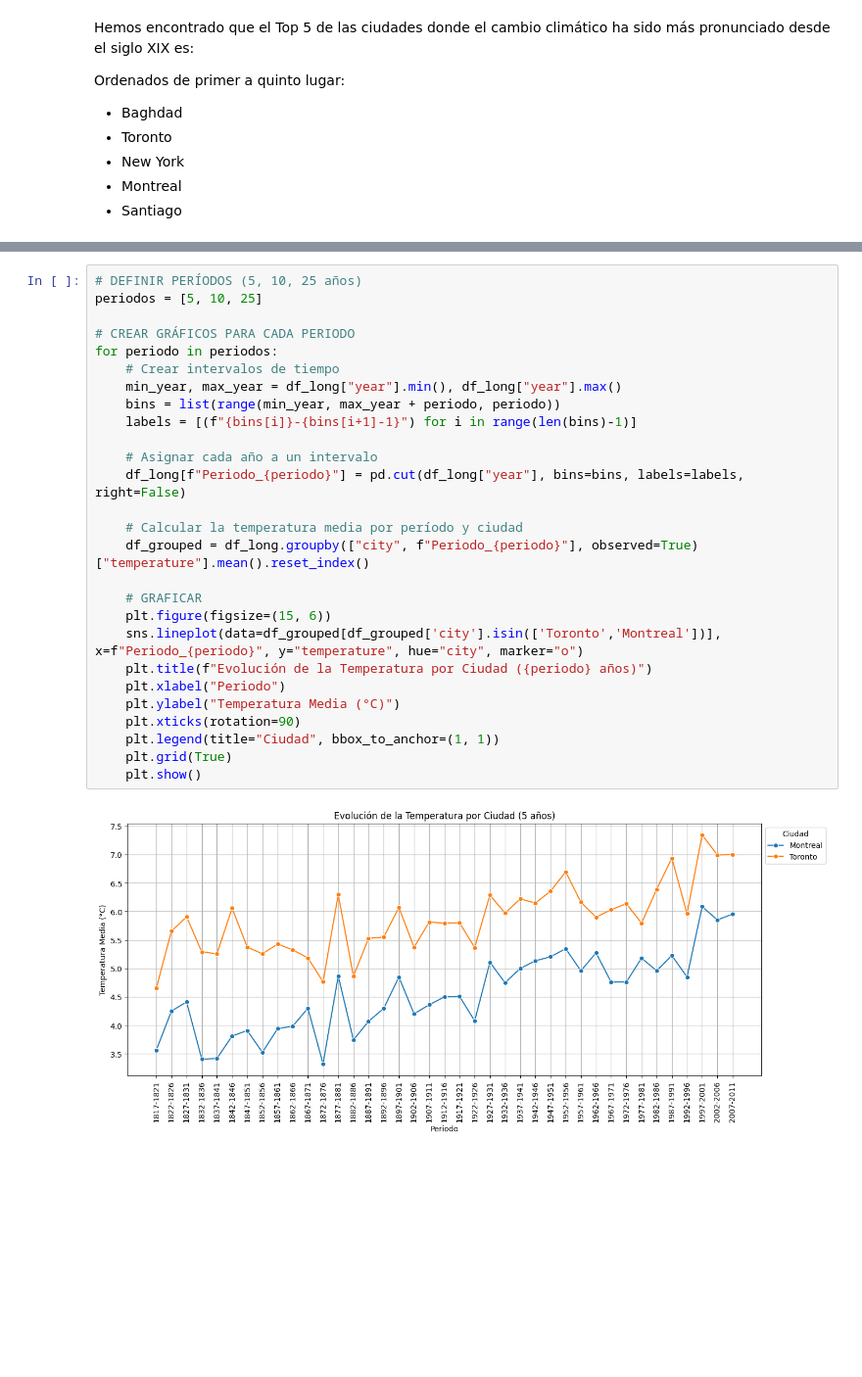
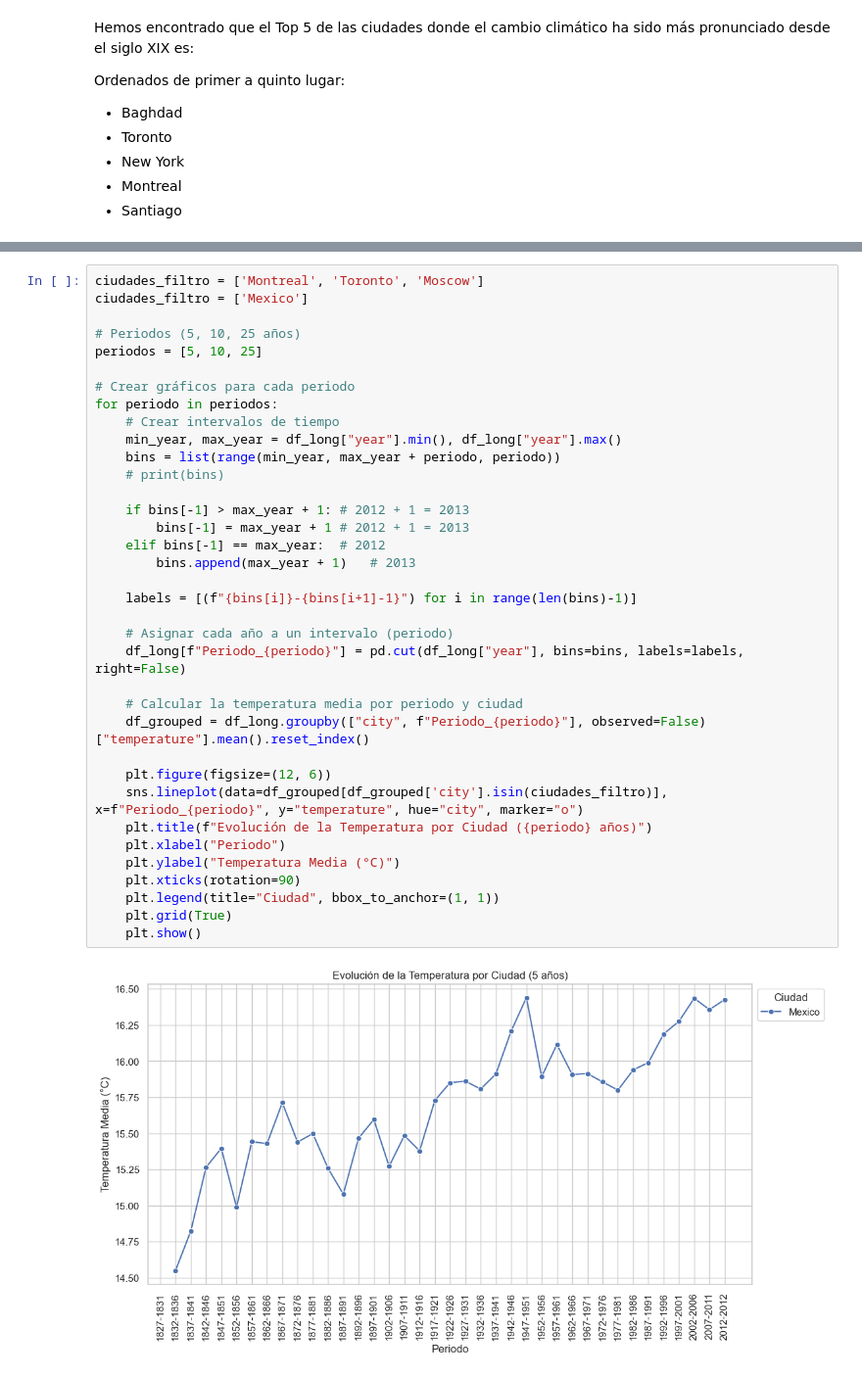
Before and after one commit to RodrigoRiveraRico/data_science_FCiencias, a Jupyter notebook: Clase_3/Clase_3.ipynb, the cells around one changed output, grey strips where cells are left out. Shown at 98% size. Drawn from its saved outputs; the diff is of its cells as text; blank space fills up the shorter version.

Commit message:
Sección 4.5: Gráfica por periodos de 5, 10, 25 años.

```diff
--- a/Clase_3/Clase_3.ipynb
+++ b/Clase_3/Clase_3.ipynb
@@ -463,29 +476,38 @@ Ahora, dividiremos los datos en periodos de 5, 10 y 25 años con tal de observar
 # %%
-# DEFINIR PERÍODOS (5, 10, 25 años)
+ciudades_filtro = ['Montreal', 'Toronto', 'Moscow']
+ciudades_filtro = ['Mexico']
+
+# Periodos (5, 10, 25 años)
 periodos = [5, 10, 25]
 
-# CREAR GRÁFICOS PARA CADA PERIODO
+# Crear gráficos para cada periodo
 for periodo in periodos:
     # Crear intervalos de tiempo
     min_year, max_year = df_long["year"].min(), df_long["year"].max()
     bins = list(range(min_year, max_year + periodo, periodo))
+    # print(bins)
+
+    if bins[-1] > max_year + 1: # 2012 + 1 = 2013
+        bins[-1] = max_year + 1 # 2012 + 1 = 2013
+    elif bins[-1] == max_year:  # 2012
+        bins.append(max_year + 1)   # 2013
+
     labels = [(f"{bins[i]}-{bins[i+1]-1}") for i in range(len(bins)-1)]
 
-    # Asignar cada año a un intervalo
+    # Asignar cada año a un intervalo (periodo)
     df_long[f"Periodo_{periodo}"] = pd.cut(df_long["year"], bins=bins, labels=labels, right=False)
 
-    # Calcular la temperatura media por período y ciudad
-    df_grouped = df_long.groupby(["city", f"Periodo_{periodo}"], observed=True)["temperature"].mean().reset_index()
+    # Calcular la temperatura media por periodo y ciudad
+    df_grouped = df_long.groupby(["city", f"Periodo_{periodo}"], observed=False)["temperature"].mean().reset_index()
 
-    # GRAFICAR
-    plt.figure(figsize=(15, 6))
-    sns.lineplot(data=df_grouped[df_grouped['city'].isin(['Toronto','Montreal'])], x=f"Periodo_{periodo}", y="temperature", hue="city", marker="o")
+    plt.figure(figsize=(12, 6))
+    sns.lineplot(data=df_grouped[df_grouped['city'].isin(ciudades_filtro)], x=f"Periodo_{periodo}", y="temperature", hue="city", marker="o")
     plt.title(f"Evolución de la Temperatura por Ciudad ({periodo} años)")
     plt.xlabel("Periodo")
     plt.ylabel("Temperatura Media (°C)")
     plt.xticks(rotation=90)
     plt.legend(title="Ciudad", bbox_to_anchor=(1, 1))
     plt.grid(True)
     plt.show()
 # %% [output]
-[figure, old version]
+[figure, new version]
```
Also changed, not shown: parts of 8 cells of this notebook.
